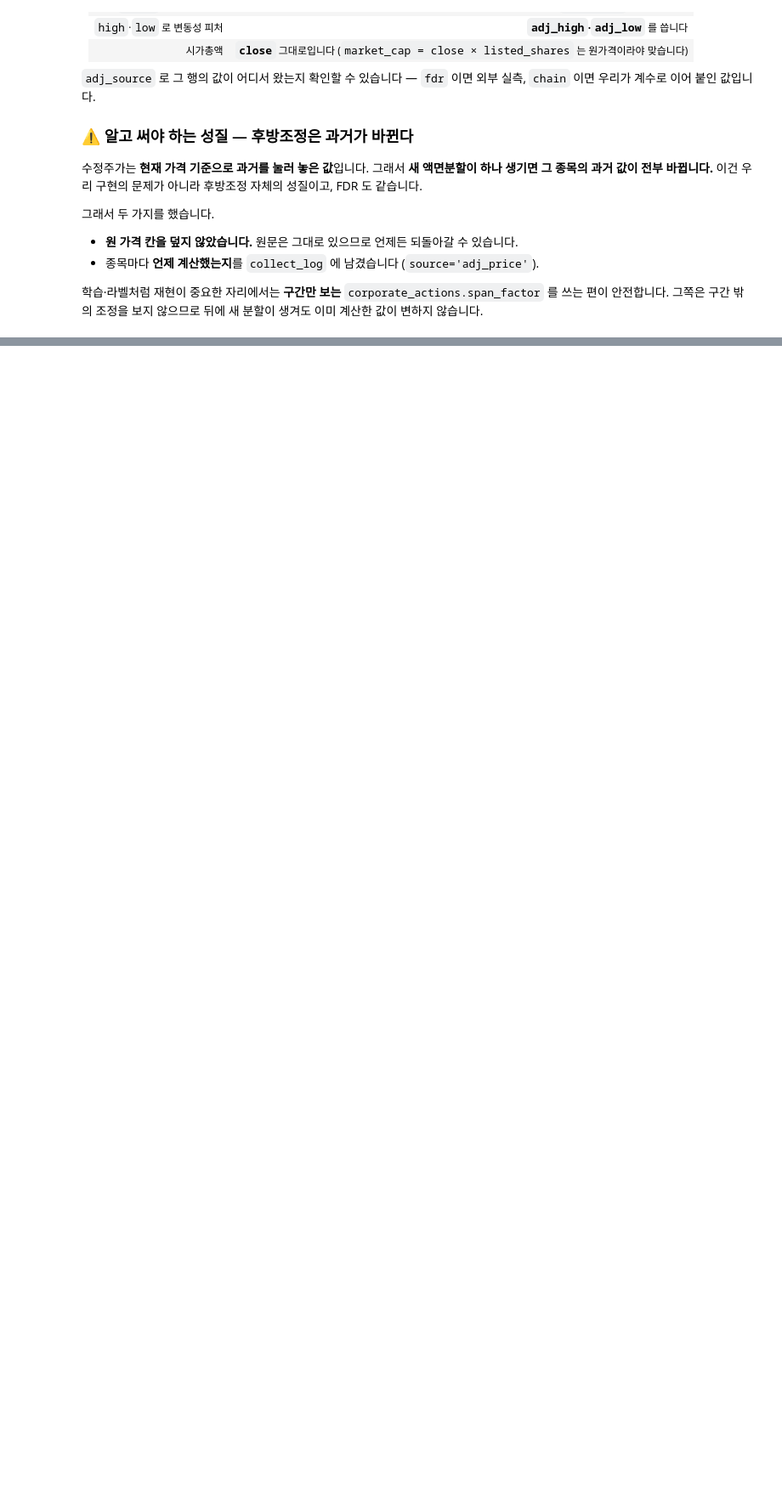
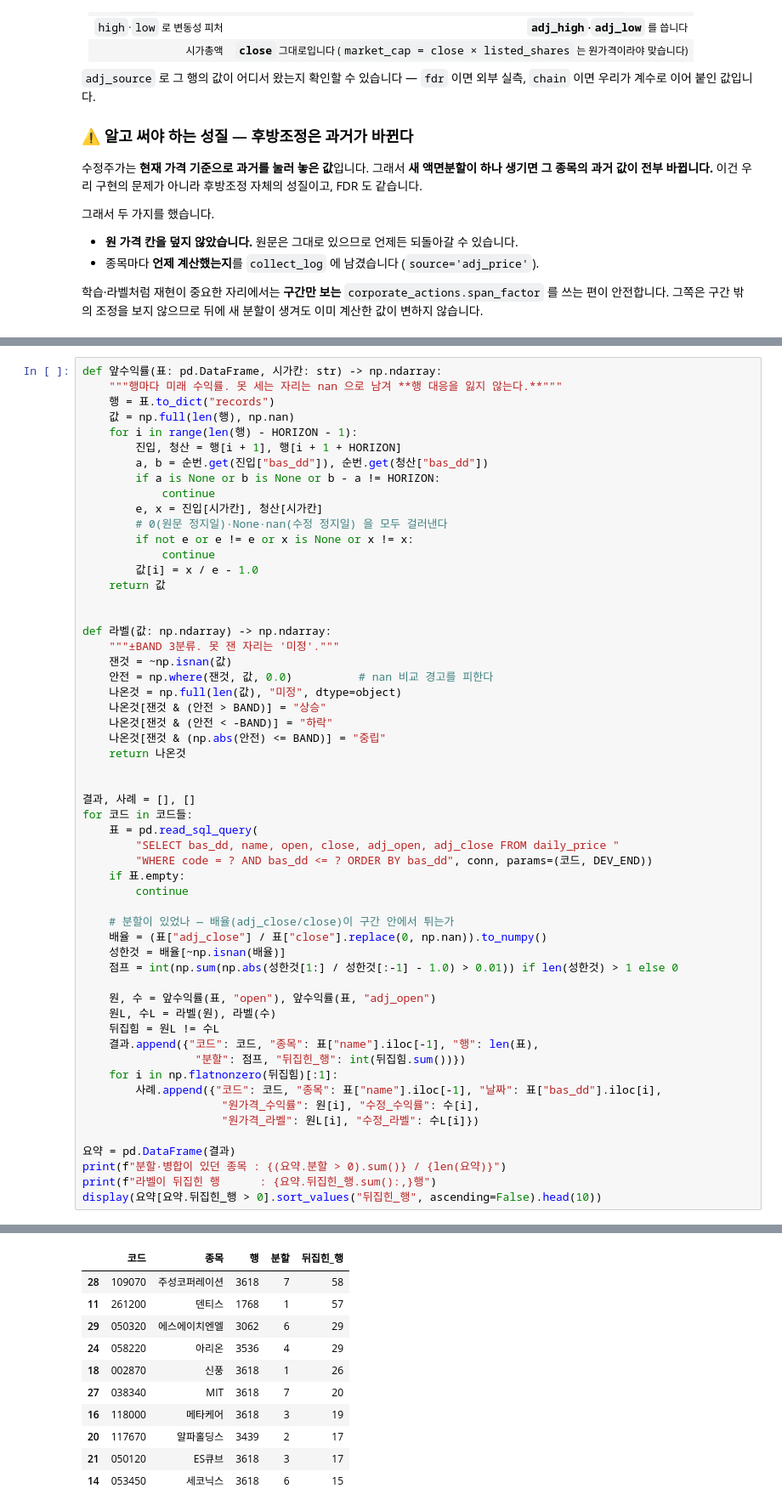
Before and after one commit to devlee328288/Alpha_Stack, a Jupyter notebook: notebooks/02-품질·전처리/04.수정주가를채우다.ipynb, the cells around one changed output, grey strips where cells are left out. Shown at 85% size. Drawn from its saved outputs; the diff is of its cells as text; blank space fills up the shorter version.

```diff
--- a/notebooks/02-품질·전처리/04.수정주가를채우다.ipynb
+++ b/notebooks/02-품질·전처리/04.수정주가를채우다.ipynb
@@ -494,0 +549,57 @@ conn.close()
+# %%
+def 앞수익률(표: pd.DataFrame, 시가칸: str) -> np.ndarray:
+    """행마다 미래 수익률. 못 세는 자리는 nan 으로 남겨 **행 대응을 잃지 않는다.**"""
+    행 = 표.to_dict("records")
+    값 = np.full(len(행), np.nan)
+    for i in range(len(행) - HORIZON - 1):
+        진입, 청산 = 행[i + 1], 행[i + 1 + HORIZON]
+        a, b = 순번.get(진입["bas_dd"]), 순번.get(청산["bas_dd"])
+        if a is None or b is None or b - a != HORIZON:
+            continue
+        e, x = 진입[시가칸], 청산[시가칸]
+        # 0(원문 정지일)·None·nan(수정 정지일) 을 모두 걸러낸다
+        if not e or e != e or x is None or x != x:
+            continue
+        값[i] = x / e - 1.0
+    return 값
+
+
+def 라벨(값: np.ndarray) -> np.ndarray:
+    """±BAND 3분류. 못 잰 자리는 '미정'."""
+    잰것 = ~np.isnan(값)
+    안전 = np.where(잰것, 값, 0.0)          # nan 비교 경고를 피한다
+    나온것 = np.full(len(값), "미정", dtype=object)
+    나온것[잰것 & (안전 > BAND)] = "상승"
+    나온것[잰것 & (안전 < -BAND)] = "하락"
+    나온것[잰것 & (np.abs(안전) <= BAND)] = "중립"
+    return 나온것
+
+
+결과, 사례 = [], []
+for 코드 in 코드들:
+    표 = pd.read_sql_query(
+        "SELECT bas_dd, name, open, close, adj_open, adj_close FROM daily_price "
+        "WHERE code = ? AND bas_dd <= ? ORDER BY bas_dd", conn, params=(코드, DEV_END))
+    if 표.empty:
+        continue
+
+    # 분할이 있었나 — 배율(adj_close/close)이 구간 안에서 튀는가
+    배율 = (표["adj_close"] / 표["close"].replace(0, np.nan)).to_numpy()
+    성한것 = 배율[~np.isnan(배율)]
+    점프 = int(np.sum(np.abs(성한것[1:] / 성한것[:-1] - 1.0) > 0.01)) if len(성한것) > 1 else 0
+
+    원, 수 = 앞수익률(표, "open"), 앞수익률(표, "adj_open")
+    원L, 수L = 라벨(원), 라벨(수)
+    뒤집힘 = 원L != 수L
+    결과.append({"코드": 코드, "종목": 표["name"].iloc[-1], "행": len(표),
+                 "분할": 점프, "뒤집힌_행": int(뒤집힘.sum())})
+    for i in np.flatnonzero(뒤집힘)[:1]:
+        사례.append({"코드": 코드, "종목": 표["name"].iloc[-1], "날짜": 표["bas_dd"].iloc[i],
+                     "원가격_수익률": 원[i], "수정_수익률": 수[i],
+                     "원가격_라벨": 원L[i], "수정_라벨": 수L[i]})
+
+요약 = pd.DataFrame(결과)
+print(f"분할·병합이 있던 종목 : {(요약.분할 > 0).sum()} / {len(요약)}")
+print(f"라벨이 뒤집힌 행      : {요약.뒤집힌_행.sum():,}행")
+display(요약[요약.뒤집힌_행 > 0].sort_values("뒤집힌_행", ascending=False).head(10))
+# %% [output]
@@ -494,0 +608,11 @@ conn.close()
+|  | 코드 | 종목 | 행 | 분할 | 뒤집힌_행 |
+| 28 | 109070 | 주성코퍼레이션 | 3618 | 7 | 58 |
+| 11 | 261200 | 덴티스 | 1768 | 1 | 57 |
+| 29 | 050320 | 에스에이치엔엘 | 3062 | 6 | 29 |
+| 24 | 058220 | 아리온 | 3536 | 4 | 29 |
+| 18 | 002870 | 신풍 | 3618 | 1 | 26 |
+| 27 | 038340 | MIT | 3618 | 7 | 20 |
+| 16 | 118000 | 메타케어 | 3618 | 3 | 19 |
+| 20 | 117670 | 알파홀딩스 | 3439 | 2 | 17 |
+| 21 | 050120 | ES큐브 | 3618 | 3 | 17 |
+| 14 | 053450 | 세코닉스 | 3618 | 6 | 15 |
```
Also changed, not shown: parts of 25 cells of this notebook, 1 other file.
